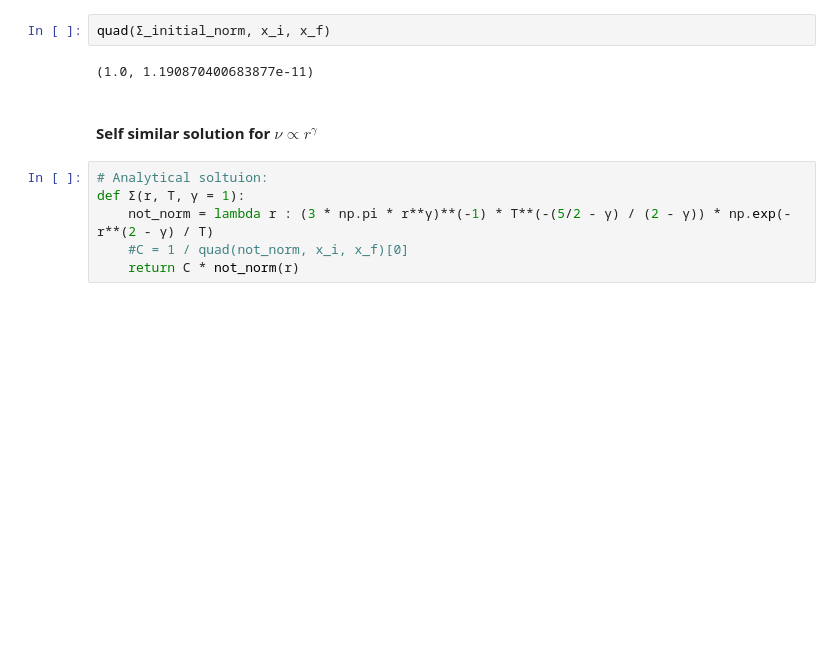
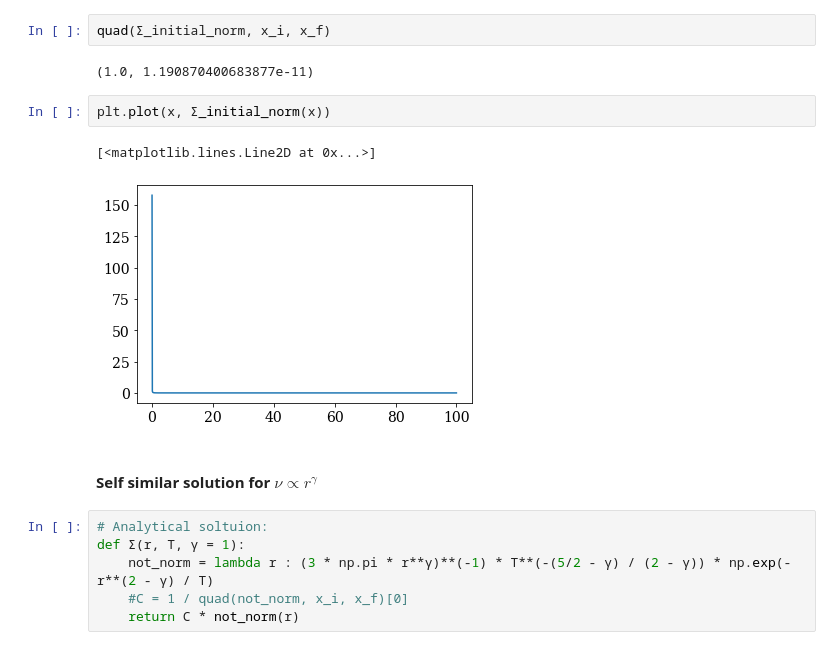
Before and after one commit to agent031/bachelor_code, a Jupyter notebook: Simple_solutions/viscosity_power_law.ipynb, the cells around one changed output. Cells and saved outputs as stored; diff of their text form; blank space fills up the shorter version.

```diff
--- a/Simple_solutions/viscosity_power_law.ipynb
+++ b/Simple_solutions/viscosity_power_law.ipynb
@@ -36,6 +39,11 @@ def Σ_initial_norm(r, γ = 1):
 quad(Σ_initial_norm, x_i, x_f)
 # %% [output]
 (1.0, 1.190870400683877e-11)
+# %%
+plt.plot(x, Σ_initial_norm(x))
+# %% [output]
+[<matplotlib.lines.Line2D at 0x...>]
+[figure, added]
 # %% [markdown]
 #### Self similar solution for $\nu \propto r^γ$
 # %%
```
Also changed, not shown: parts of 9 cells of this notebook, 1 other file.
